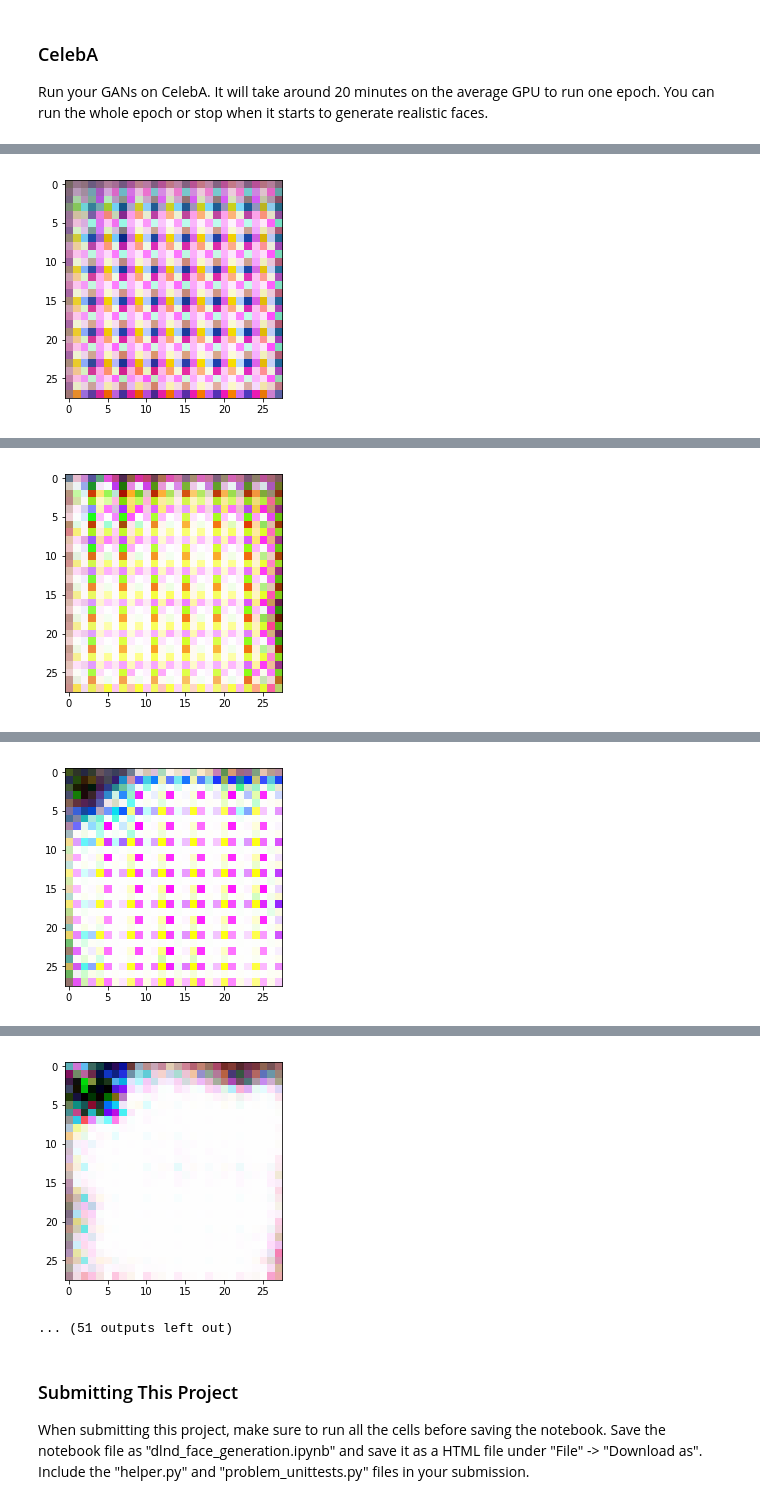
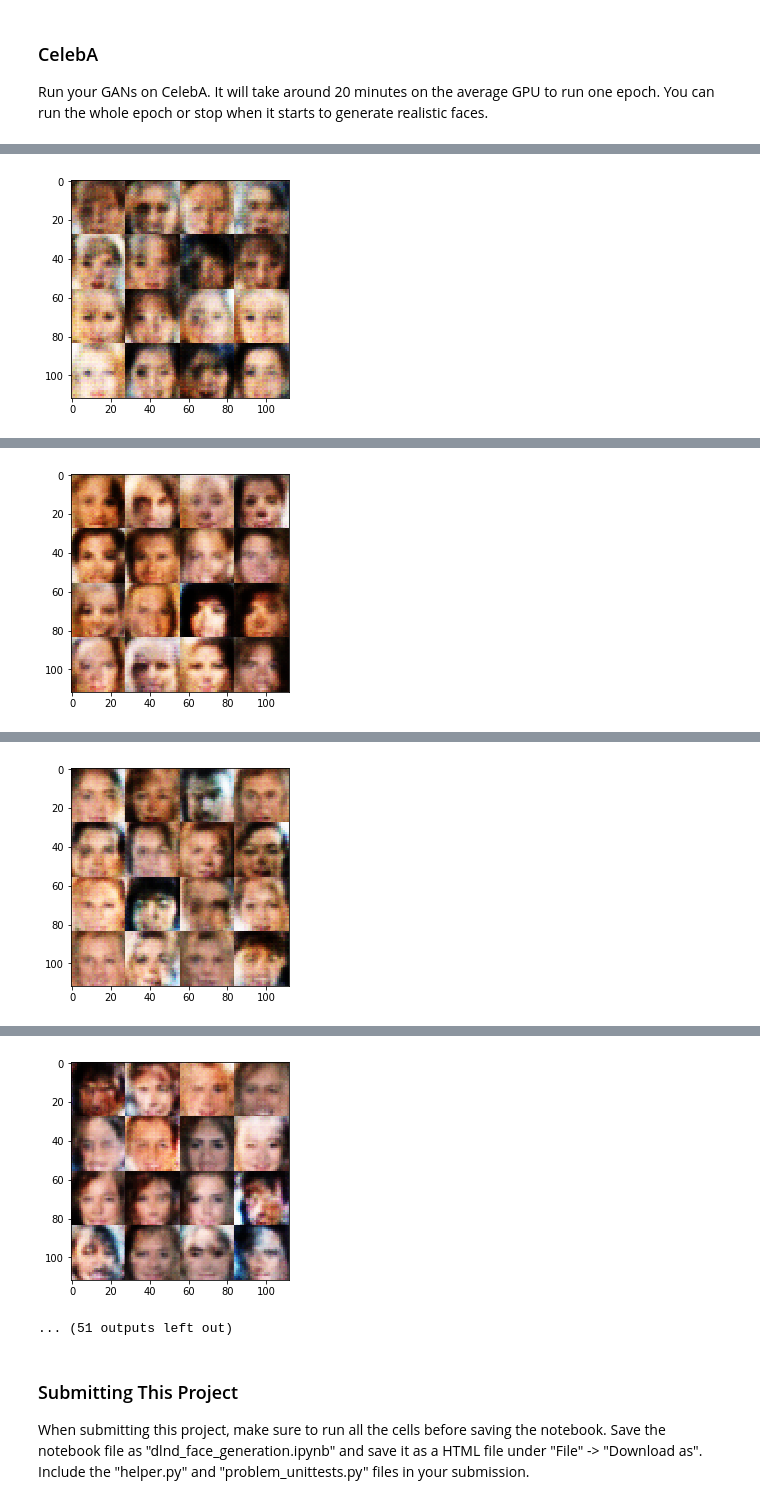
Before and after one commit to becomedragon/udacity_project_5, a Jupyter notebook: dlnd_face_generation.ipynb, the cells around one changed output, grey strips where cells are left out. Drawn from its saved outputs; the diff is of its cells as text; code cells hidden in the pictures.

```diff
--- a/dlnd_face_generation.ipynb
+++ b/dlnd_face_generation.ipynb
@@ -161,7 +161,7 @@ def discriminator(images, reuse=False):
     with tf.variable_scope('discriminator', reuse=reuse):
         # Input layer is 28x28*X
         x1 = tf.layers.conv2d(images, 64, 5, strides=2, padding='same',kernel_initializer=tf.contrib.layers.xavier_initializer())
-        relu1 = tf.maximum(0.1 * x1, x1)
+        relu1 = leaky_relu(x1)
         # 14x14x64
 
         x2 = tf.layers.conv2d(relu1, 128, 5, strides=2, padding='same',kernel_initializer=tf.contrib.layers.xavier_initializer())
@@ -180,7 +180,8 @@ def discriminator(images, reuse=False):
         # 2x2x512
 
         # Flatten it
-        flat = tf.reshape(relu2, (-1, 2*2*512))
+#         flat = tf.reshape(relu2, (-1, 2*2*512))
+        flat = tf.contrib.layers.flatten(relu2)
         logits = tf.layers.dense(flat, 1)
         out = tf.sigmoid(logits)
     return out, logits
@@ -257,7 +258,7 @@ def model_loss(input_real, input_z, out_channel_dim):
     d_loss_fake = tf.reduce_mean(
         tf.nn.sigmoid_cross_entropy_with_logits(logits=d_logits_fake, labels=tf.zeros_like(d_model_fake)))
     g_loss = tf.reduce_mean(
-        tf.nn.sigmoid_cross_entropy_with_logits(logits=d_logits_fake, labels=tf.ones_like(d_model_fake) * (1 - smooth)))
+        tf.nn.sigmoid_cross_entropy_with_logits(logits=d_logits_fake, labels=tf.ones_like(d_model_fake)))
 
     d_loss = d_loss_real + d_loss_fake
 
@@ -288,14 +289,15 @@ def model_opt(d_loss, g_loss, learning_rate, beta1):
     d_vars = [var for var in t_vars if var.name.startswith('discriminator')]
     g_vars = [var for var in t_vars if var.name.startswith('generator')]
 
-    # Optimize
-    d_train_opt = tf.train.AdamOptimizer(learning_rate, beta1=beta1).minimize(d_loss, var_list=d_vars)
-    g_train_opt = tf.train.AdamOptimizer(learning_rate, beta1=beta1).minimize(g_loss, var_list=g_vars)
+    #Optimize
+#     d_train_opt = tf.train.AdamOptimizer(learning_rate, beta1=beta1).minimize(d_loss, var_list=d_vars)
+#     g_train_opt = tf.train.AdamOptimizer(learning_rate, beta1=beta1).minimize(g_loss, var_list=g_vars)
 
-#     d_train_opt = tf.train.AdamOptimizer(learning_rate, beta1=beta1).minimize(d_loss, var_list=d_vars)
-#     update_ops = tf.get_collection(tf.GraphKeys.UPDATE_OPS)
-#     with tf.control_dependencies(update_ops):
-#         g_train_opt = tf.train.AdamOptimizer(learning_rate, beta1=beta1).minimize(g_loss, var_list=g_vars)
+
+    update_ops = tf.get_collection(tf.GraphKeys.UPDATE_OPS)
+    with tf.control_dependencies(update_ops):
+        d_train_opt = tf.train.AdamOptimizer(learning_rate, beta1=beta1).minimize(d_loss, var_list=d_vars)
+        g_train_opt = tf.train.AdamOptimizer(learning_rate, beta1=beta1).minimize(g_loss, var_list=g_vars)
 
     return d_train_opt, g_train_opt
 
@@ -361,9 +363,10 @@ def train(epoch_count, batch_size, z_dim, learning_rate, beta1, get_batches, dat
 #     tf.reset_default_graph()
     # Create our input placeholders
     input_real, input_z, l_rate = model_inputs(data_shape[1], data_shape[2], len(data_image_mode), z_dim)
-    l_rate = learning_rate
     d_loss, g_loss = model_loss(input_real, input_z, data_shape[3])
     d_train_opt, g_train_opt = model_opt(d_loss, g_loss, l_rate, beta1)
+
+    print(l_rate)
 
     samples = []
     losses = []
@@ -380,15 +383,16 @@ def train(epoch_count, batch_size, z_dim, learning_rate, beta1, get_batches, dat
 
                 # TODO: Train Model
 #                 batch_images = batch_images.reshape(batch_size, data_shape[1], data_shape[2], data_shape[3])
-#                 batch_images = batch_images*2 - 1
+                batch_images = batch_images*2
 
 #                 print('batch_images')
 #                 print(batch_images)
 #                 print('\n')
 
                 # Run optimizers
-                _ = sess.run(d_train_opt, feed_dict={input_real: batch_images, input_z: batch_z})
-                _ = sess.run(g_train_opt, feed_dict={input_z: batch_z})
+                _ = sess.run(d_train_opt, feed_dict={input_real: batch_images,l_rate: learning_rate,input_z: batch_z})
+                _ = sess.run(g_train_opt, feed_dict={input_z: batch_z, l_rate: learning_rate, input_real: batch_images})
+                _ = sess.run(g_train_opt, feed_dict={input_z: batch_z, l_rate: learning_rate, input_real: batch_images})
 
                 # show output every 100 batches
                 if i % 10 == 0:
@@ -402,7 +406,7 @@ def train(epoch_count, batch_size, z_dim, learning_rate, beta1, get_batches, dat
                     losses.append((train_loss_d, train_loss_g))
 
                 if i % 100 == 0:
-                    show_generator_output(sess, 1, input_z, data_shape[3], data_image_mode)
+                    show_generator_output(sess, 20, input_z, data_shape[3], data_image_mode)
                     sample_z = np.random.uniform(-1, 1, size=(16, z_dim))
                     gen_samples = sess.run(
                            generator(input_z, data_shape[3], is_train=False),
@@ -501,8 +506,8 @@ Run your GANs on CelebA.  It will take around 20 minutes on the average GPU to r
 # %%
 batch_size = 64
 z_dim = 100
-learning_rate = 0.002
-beta1 = 0.01
+learning_rate = 0.0002
+beta1 = 0.5
 
 
 """
@@ -550 +556 @@ Epoch 1/1... Discriminator Loss: 0.9591... Generator Loss: 1.0095
-[figure, old version]
+[figure, new version]
@@ -561 +567 @@ Epoch 1/1... Discriminator Loss: 0.6062... Generator Loss: 1.7469
-[figure, old version]
+[figure, new version]
@@ -572 +578 @@ Epoch 1/1... Discriminator Loss: 0.7377... Generator Loss: 3.2194
-[figure, old version]
+[figure, new version]
@@ -583,4 +589,4 @@ Epoch 1/1... Discriminator Loss: 1.3251... Generator Loss: 0.5784
-[figure, old version]
+[figure, new version]
 ... (51 outputs left out)
 # %% [markdown]
 ### Submitting This Project
```
Also changed, not shown: parts of 3 cells of this notebook, 2 other files.
